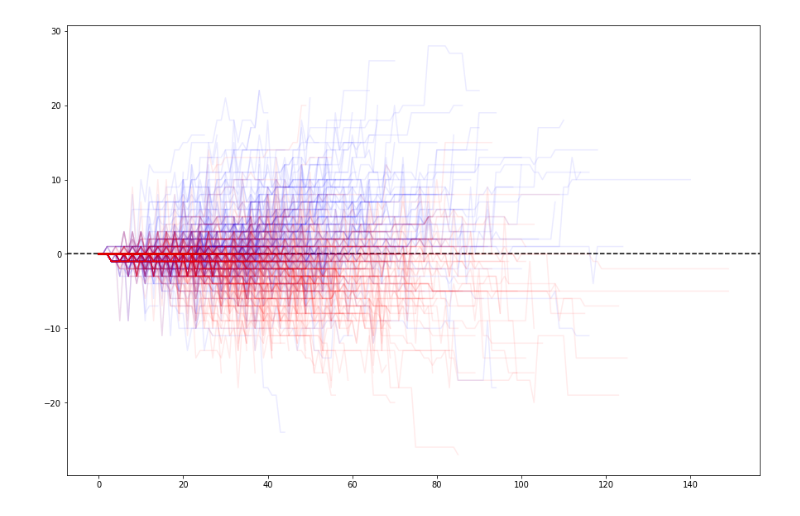
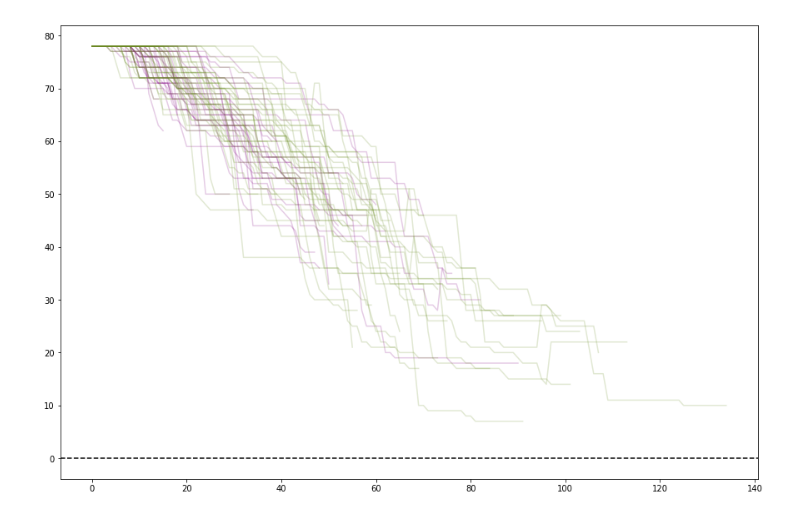
Before and after one commit to Bmcgarry194/ChessStyle, a Jupyter notebook: src/piece_count_graphs.ipynb, the cells around one changed output. Cells and saved outputs as stored; diff of their text form; code cells hidden in the pictures.

```diff
--- a/src/piece_count_graphs.ipynb
+++ b/src/piece_count_graphs.ipynb
@@ -2,4 +2,4 @@
 import matplotlib.pyplot as plt
 import chess_stats as cs
 # %%
-df = cs.game_stats_df('cesdaycart')
+df = cs.game_stats_df('bubbasparx666')
@@ -6,2 +11,3 @@ df = cs.game_stats_df('cesdaycart')
 # %%
-pgn_string = df.pgn[320]
+pgn_string = df.pgn[50]
+pgn_string
@@ -28,10 +36,10 @@ ax.axhline(0, ls='dashed', color='black');
 # %%
-total_score = cs.piece_count(pgn_string)[2]
+black_score = cs.piece_count(pgn_string)[2]
 white_score = cs.piece_count(pgn_string)[3]
 fig, ax = plt.subplots()
-x = list(range(len(total_score)))
-ax.plot(x, total_score)
-ax.fill_between(x, 0, total_score, alpha=0.2)
+x = list(range(len(black_score)))
+ax.plot(x, black_score)
+ax.fill_between(x, 0, black_score, alpha=0.2)
 ax.plot(x, white_score)
 ax.fill_between(x, 0, white_score, alpha=0.2)
 ax.axhline(0, ls='dashed', color='black');
@@ -40,28 +48,29 @@ ax.axhline(0, ls='dashed', color='black');
 # %%
 fig, ax = plt.subplots(figsize=(15, 10))
 ax.axhline(0, ls='dashed', color='black')
 
 win_color_df = df[(df['player_color'] == 'white') & (df['win'] == True)]
 lose_color_df = df[(df['player_color'] == 'white') & (df['lose'] == True)]
 
-alpha = .08
+alpha = .2
+kind = 1
 
 win_games = win_color_df['pgn'].values
 for game in win_games:
     if not game:
         continue
     score = cs.piece_count(game)
-    x = list(range(len(score[0])))
-    y = score[0]
-    ax.plot(x, y, alpha=alpha, color='blue')
+    x = list(range(len(score[kind])))
+    y = score[kind]
+    ax.plot(x, y, alpha=alpha, color='purple')
 
 lose_games = lose_color_df['pgn'].values
 for game in lose_games:
     if not game:
         continue
     score = cs.piece_count(game)
-    x = list(range(len(score[0])))
-    y = score[0]
-    ax.plot(x, y, alpha=alpha, color='red')
+    x = list(range(len(score[kind])))
+    y = score[kind]
+    ax.plot(x, y, alpha=alpha, color='olivedrab')
 # %% [output]
-[figure, old version]
+[figure, new version]
```
Also changed, not shown: parts of 5 cells of this notebook, 3 other files.
